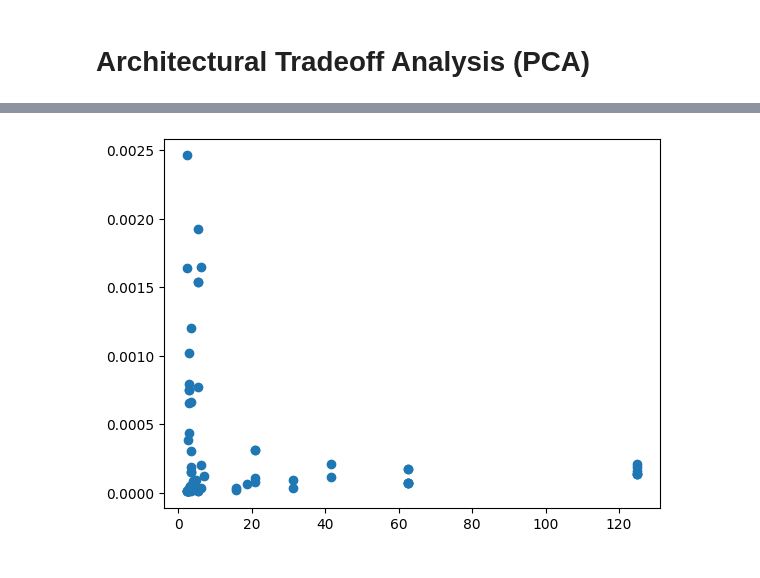
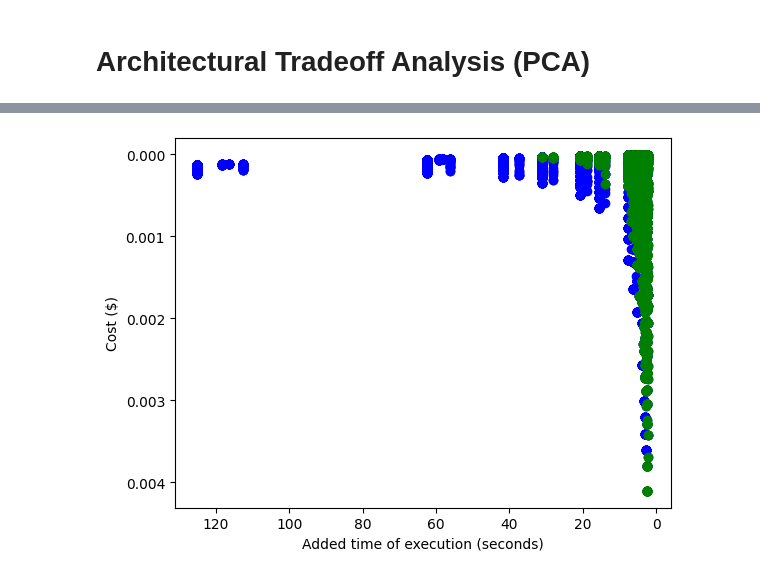
Before and after one commit to karloq/architectural-tradeoff-analysis, a Jupyter notebook: Analysis/PCA_analysis.ipynb, the cells around one changed output, grey strips where cells are left out. Saved outputs shown, nothing was run; the diff lists cells and outputs as text; code cells hidden in the pictures.

Commit message:
Fixed proper pareto front optimization

```diff
--- a/Analysis/PCA_analysis.ipynb
+++ b/Analysis/PCA_analysis.ipynb
@@ -43,19 +46,21 @@ fig.update_layout(
 
 fig.show()
 # %%
-df_copy = df.copy()
 ct_df = df[['time', 'cost']]
-ct_copy = ct_df.copy()
+
+ct_nonoptimal = ct_df.copy()
+df_nonoptimal = df.copy()
+
 optimal = []
 
-for i in range(10):
-    mask = paretoset(ct_copy, sense=["min", "min"])
+for i in range(600):
+    mask = paretoset(ct_nonoptimal, sense=["min", "min"])
     masklist = mask.tolist()
-    indices= [index for (index, item) in enumerate(masklist) if item == True]
-    ct_copy.drop(ct_copy.index[indices], inplace=True)
-    df_copy.drop(df_copy.index[indices], inplace=True)
-    optimal += indices
+    indices = [index for (index, item) in enumerate(masklist) if item == True]
+    ct_nonoptimal.drop(ct_nonoptimal.index[indices], inplace=True)
+    df_nonoptimal.drop(df_nonoptimal.index[indices], inplace=True)
 
-df_optimal = df.iloc[optimal]
-
-print(df_optimal)
+df_pareto= pd.concat([df, df_nonoptimal])
+df_pareto = df_pareto.drop_duplicates(keep=False)
+# Filter outliers
+df_pareto = df_pareto[df_pareto.time < 80]
@@ -80,7 +67,13 @@ print(df_optimal)
 # %%
-plt.scatter(df_optimal['time'], df_optimal['cost'])
+plt.scatter(df['time'], df['cost'], color='b')
+#plt.scatter(df_filtered_nonoptimal['time'], df_filtered_nonoptimal['cost'], color='r')
+plt.scatter(df_pareto['time'], df_pareto['cost'], color='g')
+plt.gca().invert_yaxis()
+plt.gca().invert_xaxis()
+plt.xlabel('Added time of execution (seconds)')
+plt.ylabel('Cost ($)')
 plt.show()
 # %% [output]
-[figure, old version]
+[figure, new version]
 # %%
 # Scale dataframe (gets turned into ndarray which gets retransformed back to dataframe)
```
Also changed, not shown: parts of 6 cells of this notebook.
